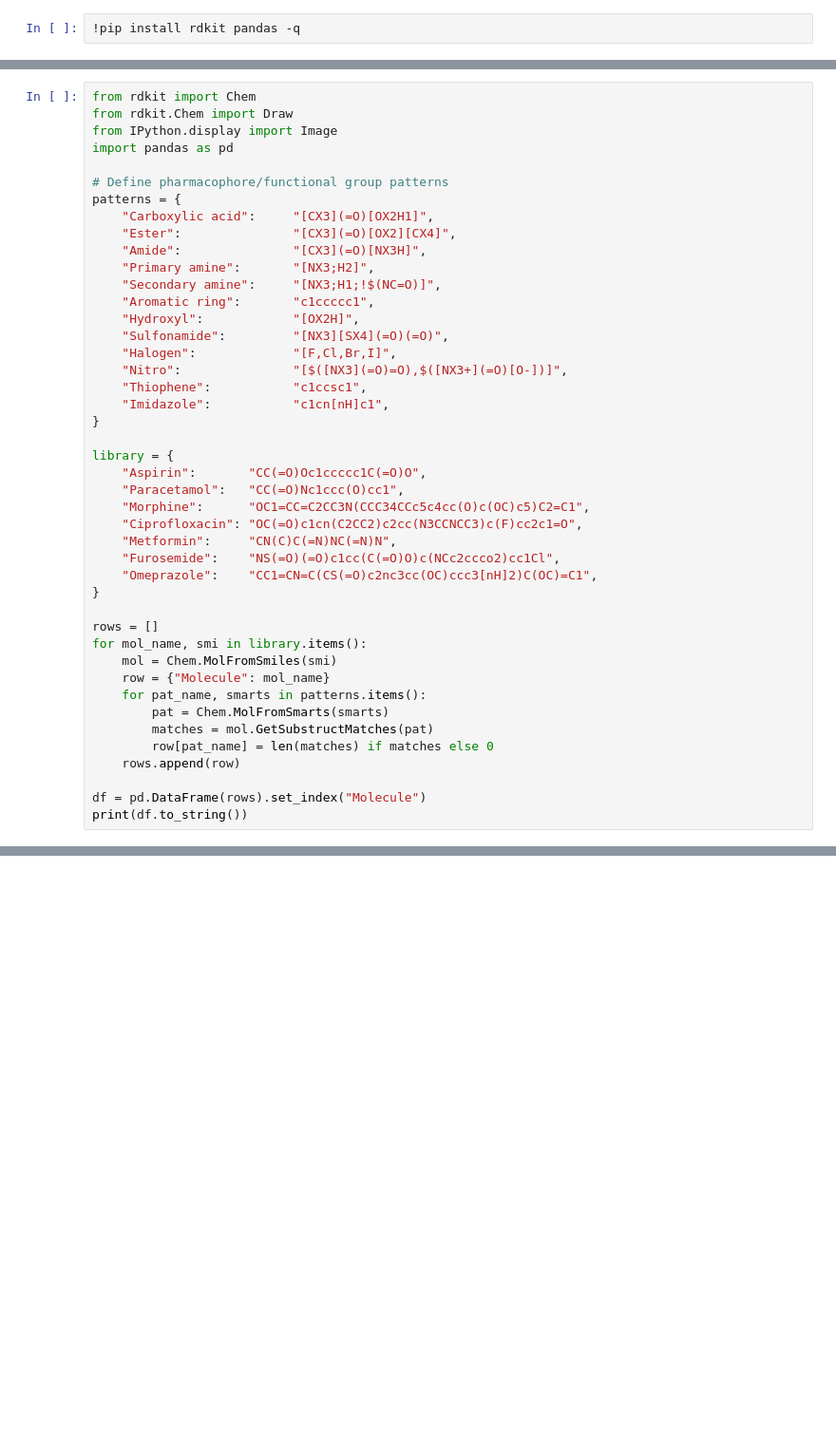
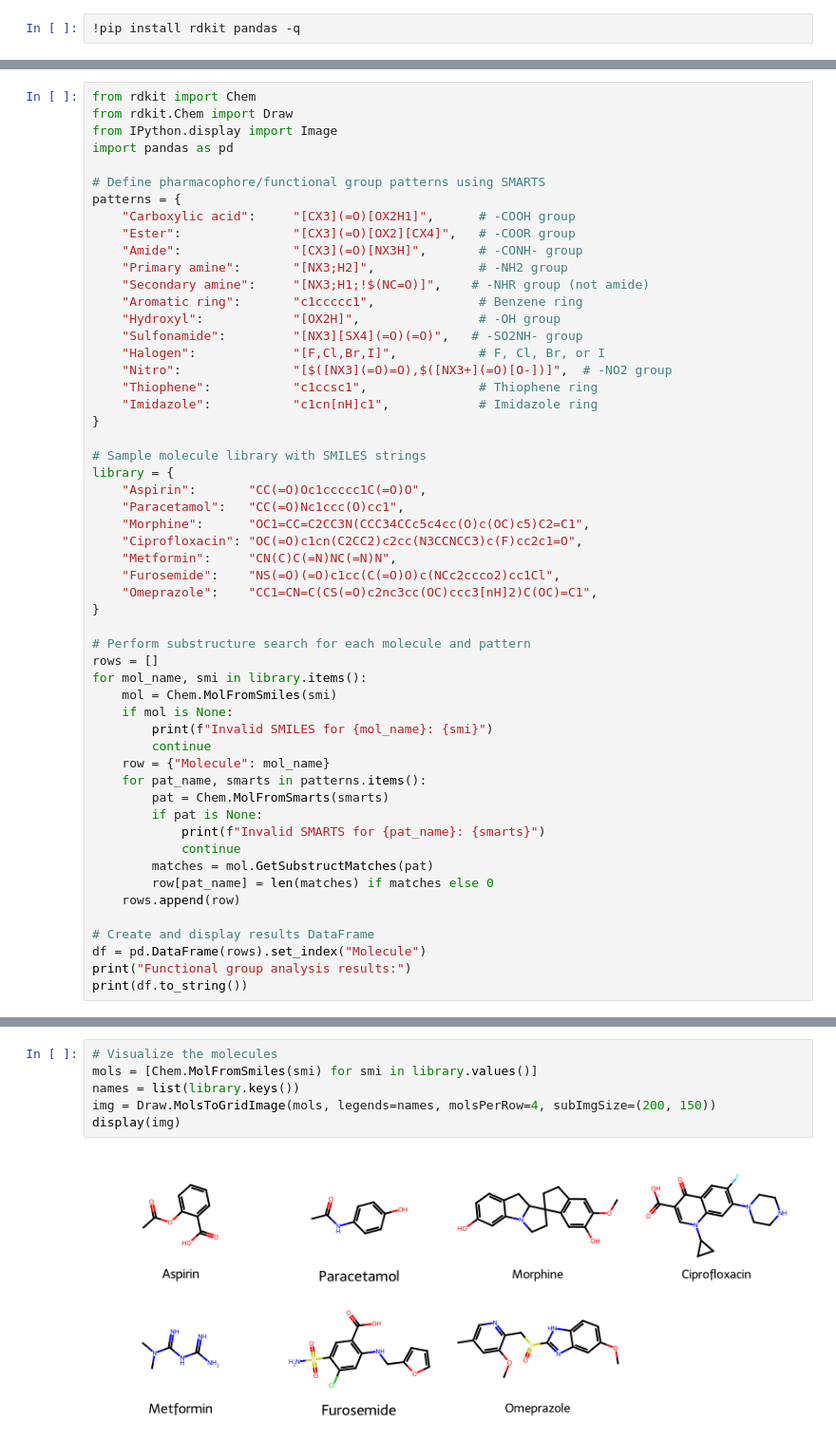
Before and after one commit to hgoelgithub/computational-science-tutorials, a Jupyter notebook: notebooks/cheminformatics/07_smarts_search.ipynb, the cells around one changed output, grey strips where cells are left out. Shown at 95% size. Saved outputs shown, nothing was run; the diff lists cells and outputs as text; blank space fills up the shorter version.

```diff
--- a/notebooks/cheminformatics/07_smarts_search.ipynb
+++ b/notebooks/cheminformatics/07_smarts_search.ipynb
@@ -11,22 +30,23 @@ from rdkit.Chem import Draw
 from IPython.display import Image
 import pandas as pd
 
-# Define pharmacophore/functional group patterns
+# Define pharmacophore/functional group patterns using SMARTS
 patterns = {
-    "Carboxylic acid":     "[CX3](=O)[OX2H1]",
-    "Ester":               "[CX3](=O)[OX2][CX4]",
-    "Amide":               "[CX3](=O)[NX3H]",
-    "Primary amine":       "[NX3;H2]",
-    "Secondary amine":     "[NX3;H1;!$(NC=O)]",
-    "Aromatic ring":       "c1ccccc1",
-    "Hydroxyl":            "[OX2H]",
-    "Sulfonamide":         "[NX3][SX4](=O)(=O)",
-    "Halogen":             "[F,Cl,Br,I]",
-    "Nitro":               "[$([NX3](=O)=O),$([NX3+](=O)[O-])]",
-    "Thiophene":           "c1ccsc1",
-    "Imidazole":           "c1cn[nH]c1",
+    "Carboxylic acid":     "[CX3](=O)[OX2H1]",      # -COOH group
+    "Ester":               "[CX3](=O)[OX2][CX4]",   # -COOR group
+    "Amide":               "[CX3](=O)[NX3H]",       # -CONH- group
+    "Primary amine":       "[NX3;H2]",              # -NH2 group
+    "Secondary amine":     "[NX3;H1;!$(NC=O)]",    # -NHR group (not amide)
+    "Aromatic ring":       "c1ccccc1",              # Benzene ring
+    "Hydroxyl":            "[OX2H]",                # -OH group
+    "Sulfonamide":         "[NX3][SX4](=O)(=O)",   # -SO2NH- group
+    "Halogen":             "[F,Cl,Br,I]",           # F, Cl, Br, or I
+    "Nitro":               "[$([NX3](=O)=O),$([NX3+](=O)[O-])]",  # -NO2 group
+    "Thiophene":           "c1ccsc1",               # Thiophene ring
+    "Imidazole":           "c1cn[nH]c1",            # Imidazole ring
 }
 
+# Sample molecule library with SMILES strings
 library = {
     "Aspirin":       "CC(=O)Oc1ccccc1C(=O)O",
     "Paracetamol":   "CC(=O)Nc1ccc(O)cc1",
@@ -37,15 +57,24 @@ library = {
     "Omeprazole":    "CC1=CN=C(CS(=O)c2nc3cc(OC)ccc3[nH]2)C(OC)=C1",
 }
 
+# Perform substructure search for each molecule and pattern
 rows = []
 for mol_name, smi in library.items():
     mol = Chem.MolFromSmiles(smi)
+    if mol is None:
+        print(f"Invalid SMILES for {mol_name}: {smi}")
+        continue
     row = {"Molecule": mol_name}
     for pat_name, smarts in patterns.items():
         pat = Chem.MolFromSmarts(smarts)
+        if pat is None:
+            print(f"Invalid SMARTS for {pat_name}: {smarts}")
+            continue
         matches = mol.GetSubstructMatches(pat)
         row[pat_name] = len(matches) if matches else 0
     rows.append(row)
 
+# Create and display results DataFrame
 df = pd.DataFrame(rows).set_index("Molecule")
+print("Functional group analysis results:")
 print(df.to_string())
@@ -53,0 +96,8 @@ print(df.to_string())
+# %%
+# Visualize the molecules
+mols = [Chem.MolFromSmiles(smi) for smi in library.values()]
+names = list(library.keys())
+img = Draw.MolsToGridImage(mols, legends=names, molsPerRow=4, subImgSize=(200, 150))
+display(img)
+# %% [output]
+[figure, added]
```
Also changed, not shown: parts of 17 cells of this notebook, 21 other files.
